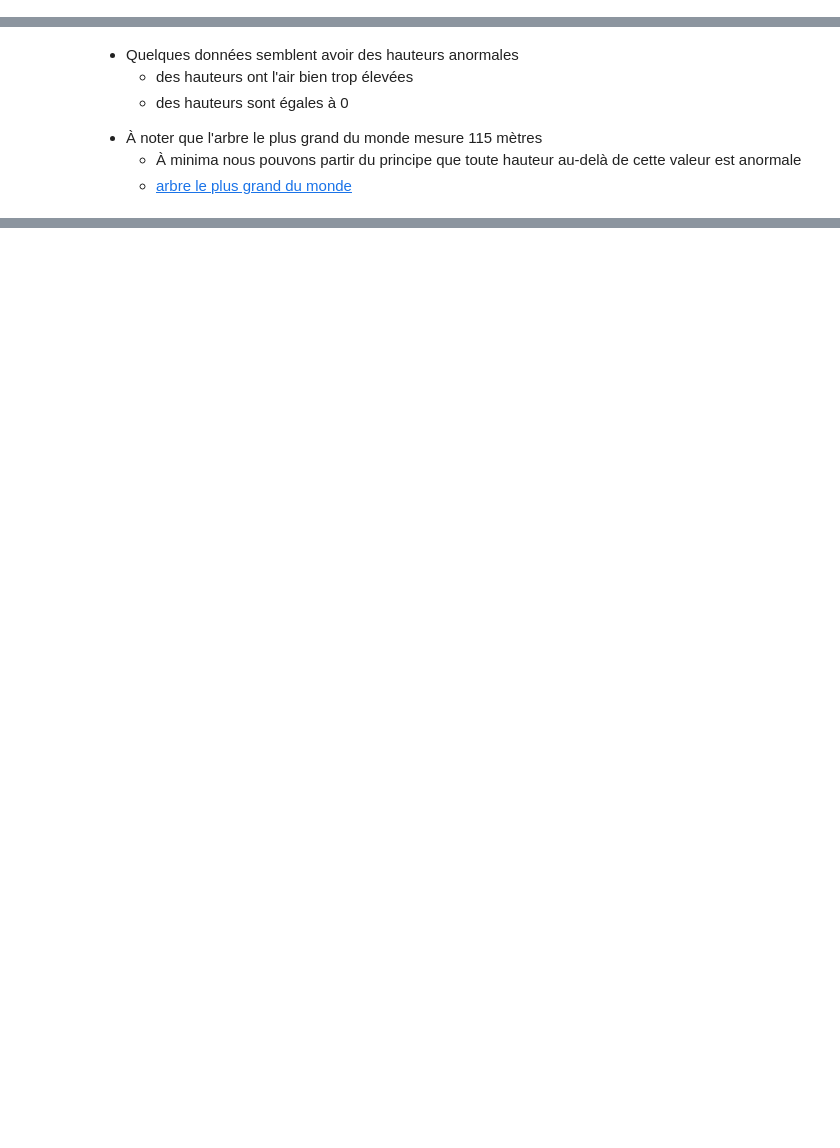
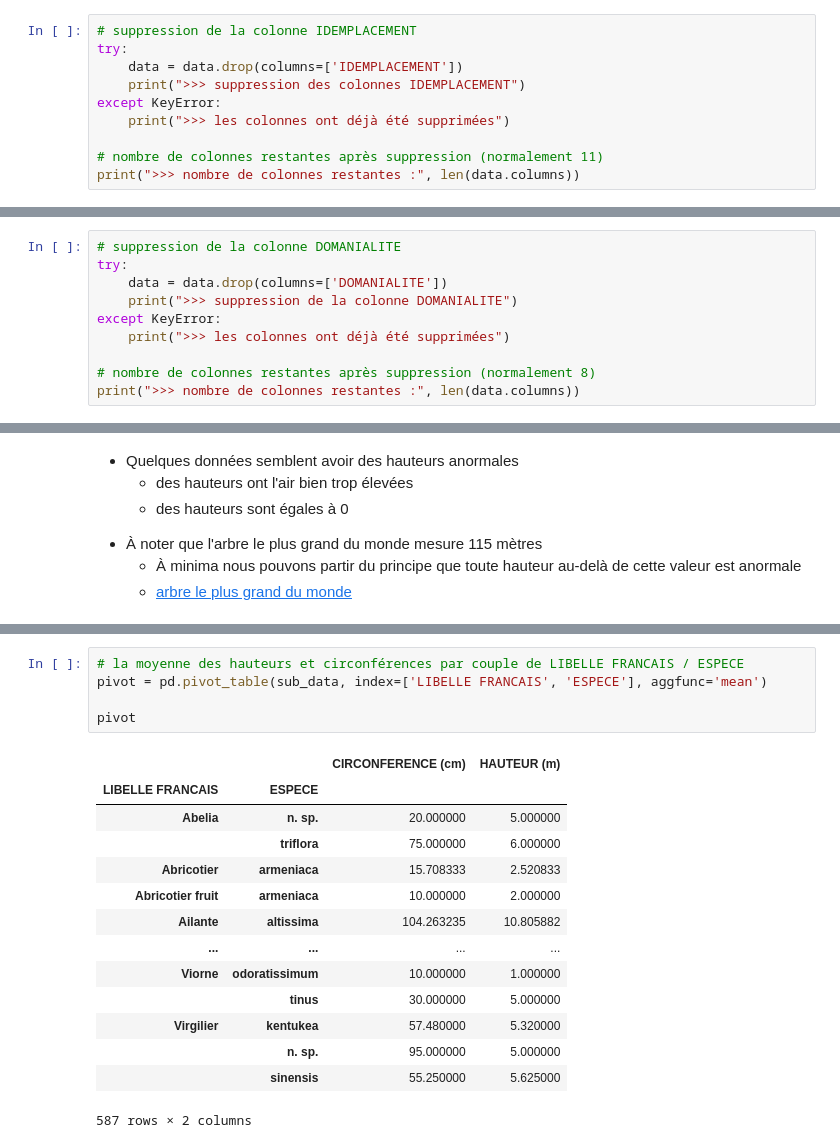
Before and after one commit to Rezzas/ocr_projet2, a Jupyter notebook: P2_ramos_sebastian/P2_ramos_sebastian.ipynb, the cells around one changed output, grey strips where cells are left out. Cells and saved outputs as stored; diff of their text form; blank space fills up the shorter version.

```diff
--- a/P2_ramos_sebastian/P2_ramos_sebastian.ipynb
+++ b/P2_ramos_sebastian/P2_ramos_sebastian.ipynb
@@ -289 +251,11 @@ Name: IDEMPLACEMENT, dtype: int64
+# %%
+# suppression de la colonne IDEMPLACEMENT
+try:
+    data = data.drop(columns=['IDEMPLACEMENT'])
+    print(">>> suppression des colonnes IDEMPLACEMENT")
+except KeyError:
+    print(">>> les colonnes ont déjà été supprimées")
+
+# nombre de colonnes restantes après suppression (normalement 11)
+print(">>> nombre de colonnes restantes :", len(data.columns))
 # %% [markdown]
@@ -552,0 +457,10 @@ M                     7112   3.463878
+# %%
+# suppression de la colonne DOMANIALITE
+try:
+    data = data.drop(columns=['DOMANIALITE'])
+    print(">>> suppression de la colonne DOMANIALITE")
+except KeyError:
+    print(">>> les colonnes ont déjà été supprimées")
+
+# nombre de colonnes restantes après suppression (normalement 8)
+print(">>> nombre de colonnes restantes :", len(data.columns))
@@ -639,0 +707,20 @@ sns.distplot(clean_data_haut['HAUTEUR (m)'])
+# %%
+# la moyenne des hauteurs et circonférences par couple de LIBELLE FRANCAIS / ESPECE
+pivot = pd.pivot_table(sub_data, index=['LIBELLE FRANCAIS', 'ESPECE'], aggfunc='mean')
+
+pivot
+# %% [output]
+|  |  | CIRCONFERENCE (cm) | HAUTEUR (m) |
+| LIBELLE FRANCAIS | ESPECE |  |  |
+| Abelia | n. sp. | 20.000000 | 5.000000 |
+|  | triflora | 75.000000 | 6.000000 |
+| Abricotier | armeniaca | 15.708333 | 2.520833 |
+| Abricotier fruit | armeniaca | 10.000000 | 2.000000 |
+| Ailante | altissima | 104.263235 | 10.805882 |
+| ... | ... | ... | ... |
+| Viorne | odoratissimum | 10.000000 | 1.000000 |
+|  | tinus | 30.000000 | 5.000000 |
+| Virgilier | kentukea | 57.480000 | 5.320000 |
+|  | n. sp. | 95.000000 | 5.000000 |
+|  | sinensis | 55.250000 | 5.625000 |
+587 rows × 2 columns
```
Also changed, not shown: parts of 96 cells of this notebook, 3 other files.
